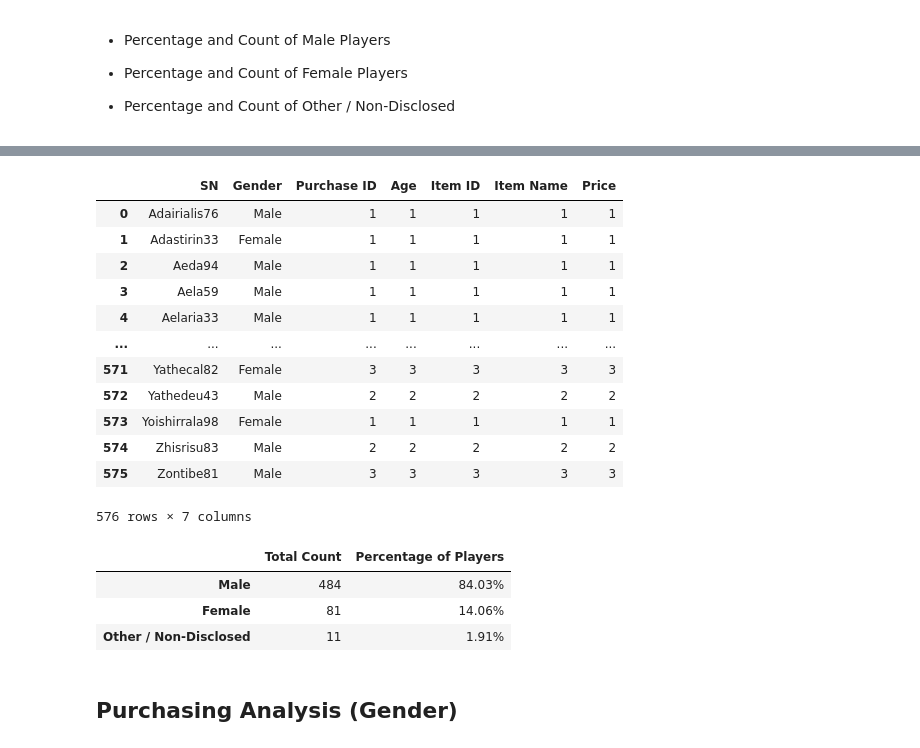
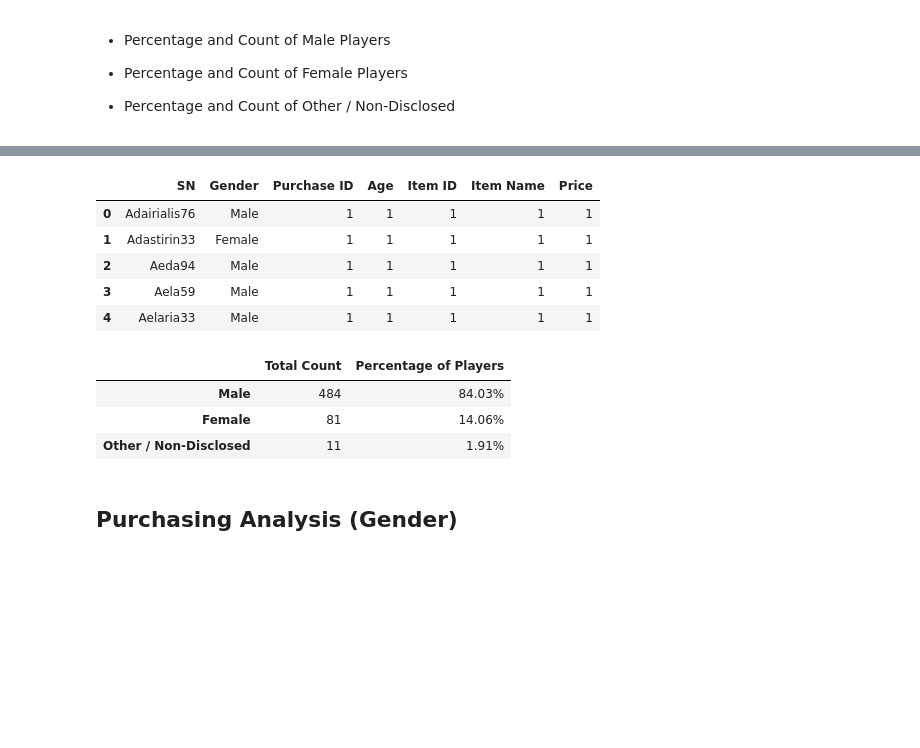
Before and after one commit to Mlara73/Pandas-Pymoly-Analysis, a Jupyter notebook: HeroesOfPymoli/HeroesOfPymoli_starter.ipynb, the cells around one changed output, grey strips where cells are left out. Drawn from its saved outputs; the diff is of its cells as text; code cells hidden in the pictures; blank space fills up the shorter version.

```diff
--- a/HeroesOfPymoli/HeroesOfPymoli_starter.ipynb
+++ b/HeroesOfPymoli/HeroesOfPymoli_starter.ipynb
@@ -141,20 +140,13 @@ grouped_purchase_data_df
 # %%
 grouped_purchase_df = grouped_purchase_data_df.reset_index()
-grouped_purchase_df
+grouped_purchase_df.head()
 # %% [output]
 |  | SN | Gender | Purchase ID | Age | Item ID | Item Name | Price |
 | 0 | Adairialis76 | Male | 1 | 1 | 1 | 1 | 1 |
 | 1 | Adastirin33 | Female | 1 | 1 | 1 | 1 | 1 |
 | 2 | Aeda94 | Male | 1 | 1 | 1 | 1 | 1 |
 | 3 | Aela59 | Male | 1 | 1 | 1 | 1 | 1 |
 | 4 | Aelaria33 | Male | 1 | 1 | 1 | 1 | 1 |
-| ... | ... | ... | ... | ... | ... | ... | ... |
-| 571 | Yathecal82 | Female | 3 | 3 | 3 | 3 | 3 |
-| 572 | Yathedeu43 | Male | 2 | 2 | 2 | 2 | 2 |
-| 573 | Yoishirrala98 | Female | 1 | 1 | 1 | 1 | 1 |
-| 574 | Zhisrisu83 | Male | 2 | 2 | 2 | 2 | 2 |
-| 575 | Zontibe81 | Male | 3 | 3 | 3 | 3 | 3 |
-576 rows × 7 columns
 # %%
 #Calculating Males Count
 male_gender_df = grouped_purchase_df.loc[(grouped_purchase_df["Gender"]=="Male")]
@@ -176,25 +168,25 @@ gender_total_count = male_gender_count + female_gender_count + other_gender_coun
 male_percentage = (male_gender_count/gender_total_count)
 female_percentage =(female_gender_count/gender_total_count)
 other_percentage = (other_gender_count/gender_total_count)
+
+#Defining Unique "Gender"
+gender_type = grouped_purchase_df["Gender"].unique()
+
+# Generating the summary DataFrame
+gender_demographics_df = pd.DataFrame({"Total Count":[male_gender_count,female_gender_count,other_gender_count],
+                                       "Percentage of Players":[male_percentage,female_percentage, other_percentage]})
+
+# Assigning Gender class as index of gender_demographics_df
+gender_demographics_df = gender_demographics_df.set_index(gender_type)
+
+# Then Format to go to two decimal places, include a dollar sign, and use comma notation
+gender_demographics_df["Percentage of Players"] =gender_demographics_df["Percentage of Players"].map("{:.2%}".format)
+gender_demographics_df
+# %% [output]
+|  | Total Count | Percentage of Players |
+| Male | 484 | 84.03% |
+| Female | 81 | 14.06% |
+| Other / Non-Disclosed | 11 | 1.91% |
-# %%
-#Unique "Gender"
-gender_type = grouped_purchase_df["Gender"].unique()
-
-# Generating the summary DataFrame
-gender_demographics_df = pd.DataFrame({"Total Count":[male_gender_count,female_gender_count,other_gender_count],
-                                       "Percentage of Players":[male_percentage,female_percentage, other_percentage]})
-
-# Assigning Gender class as index of gender_demographics_df
-gender_demographics_df = gender_demographics_df.set_index(gender_type)
-
-# Then Format to go to two decimal places, include a dollar sign, and use comma notation
-gender_demographics_df["Percentage of Players"] =gender_demographics_df["Percentage of Players"].map("{:.2%}".format)
-gender_demographics_df
-# %% [output]
-|  | Total Count | Percentage of Players |
-| Male | 484 | 84.03% |
-| Female | 81 | 14.06% |
-| Other / Non-Disclosed | 11 | 1.91% |
 # %% [markdown]
 
 ## Purchasing Analysis (Gender)
```
Also changed, not shown: parts of 30 cells of this notebook, 1 other file.
